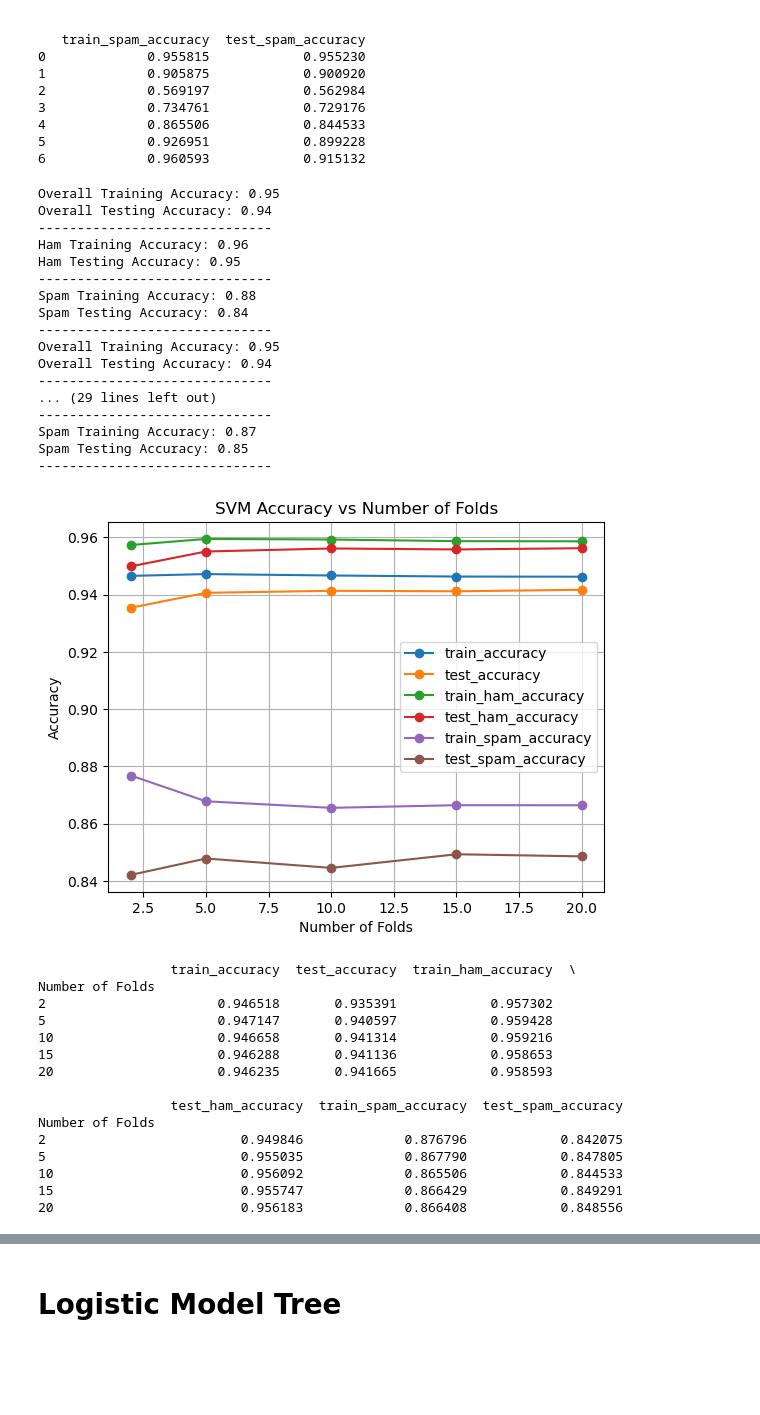
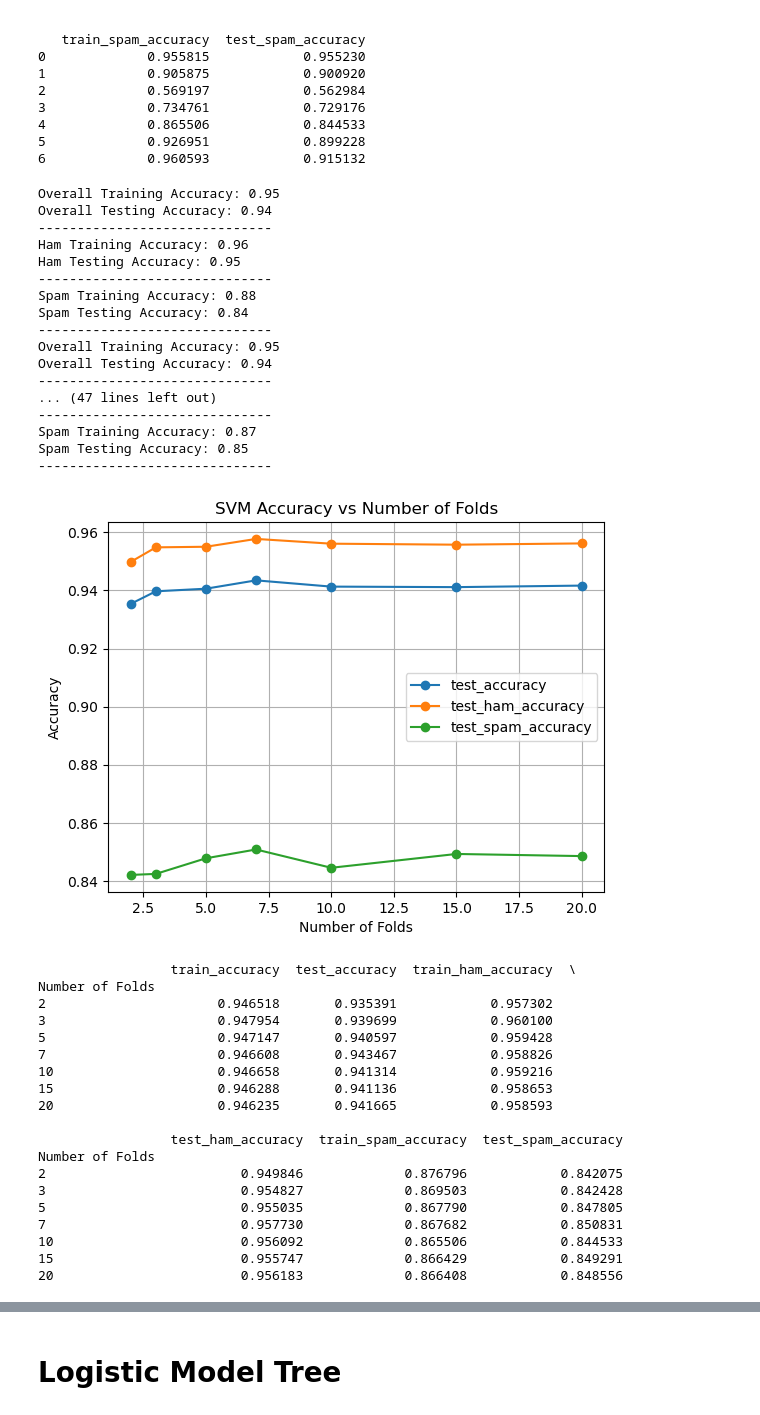
Before and after one commit to mintentha/spamDetection, a Jupyter notebook: spamDetection.ipynb, the cells around one changed output, grey strips where cells are left out. Drawn from its saved outputs; the diff is of its cells as text; code cells hidden in the pictures; blank space fills up the shorter version.

```diff
--- a/spamDetection.ipynb
+++ b/spamDetection.ipynb
@@ -324,7 +329,7 @@ Spam Testing Accuracy: 0.92
 5             0.926951            0.899228
 6             0.960593            0.915132
 # %%
-list_folds = [2, 5, 10, 15, 20]
+list_folds = [2, 3, 5, 7, 10, 15, 20]
 results = {'train_accuracy': [], 'test_accuracy': [],
            'train_ham_accuracy': [], 'test_ham_accuracy': [],
            'train_spam_accuracy': [], 'test_spam_accuracy': []}
@@ -339,45 +344,47 @@ for folds in list_folds:
     results['test_spam_accuracy'].append(test_spam_acc)
 
 # Plot the results
-for key in ['train_accuracy', 'test_accuracy', 'train_ham_accuracy', 'test_ham_accuracy', 'train_spam_accuracy', 'test_spam_accuracy']:
+for key in ['test_accuracy', 'test_ham_accuracy', 'test_spam_accuracy']:
     plt.plot(list_folds, results[key], marker='o', label=key)
 
 plt.title('SVM Accuracy vs Number of Folds')
 plt.xlabel('Number of Folds')
 plt.ylabel('Accuracy')
 plt.legend()
 plt.grid(True)
 plt.show()
 
 # Save the results in a DataFrame
 df_accuracies = pd.DataFrame(results, index=list_folds)
 df_accuracies.index.name = 'Number of Folds'
 print(df_accuracies)
 
 df_accuracies.to_csv('svm_accuracies_by_folds.csv', index=True)
 # %% [output]
 Overall Training Accuracy: 0.95
 Overall Testing Accuracy: 0.94
 ------------------------------
 Ham Training Accuracy: 0.96
 Ham Testing Accuracy: 0.95
 ------------------------------
 Spam Training Accuracy: 0.88
 Spam Testing Accuracy: 0.84
 ------------------------------
 Overall Training Accuracy: 0.95
 Overall Testing Accuracy: 0.94
 ------------------------------
-... (29 lines left out)
+... (47 lines left out)
 ------------------------------
 Spam Training Accuracy: 0.87
 Spam Testing Accuracy: 0.85
 ------------------------------
-[figure, old version]
+[figure, new version]
                  train_accuracy  test_accuracy  train_ham_accuracy  \
 Number of Folds
 2                      0.946518       0.935391            0.957302
+3                      0.947954       0.939699            0.960100
 5                      0.947147       0.940597            0.959428
+7                      0.946608       0.943467            0.958826
 10                     0.946658       0.941314            0.959216
 15                     0.946288       0.941136            0.958653
 20                     0.946235       0.941665            0.958593
@@ -385,7 +392,9 @@ Number of Folds
                  test_ham_accuracy  train_spam_accuracy  test_spam_accuracy
 Number of Folds
 2                         0.949846             0.876796            0.842075
+3                         0.954827             0.869503            0.842428
 5                         0.955035             0.867790            0.847805
+7                         0.957730             0.867682            0.850831
 10                        0.956092             0.865506            0.844533
 15                        0.955747             0.866429            0.849291
 20                        0.956183             0.866408            0.848556
```
Also changed, not shown: parts of 9 cells of this notebook, 13 other files.
